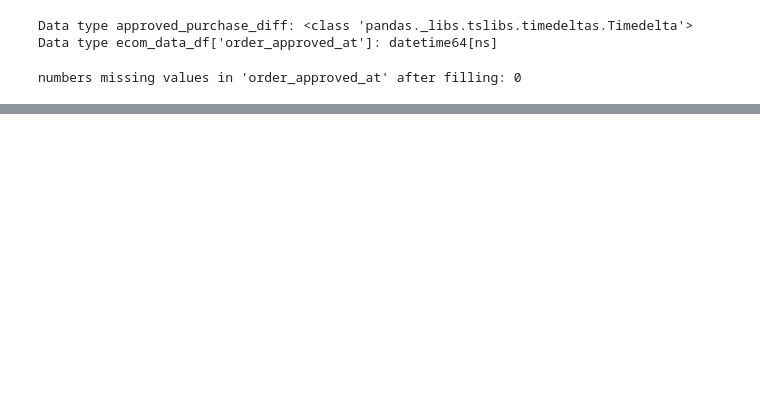
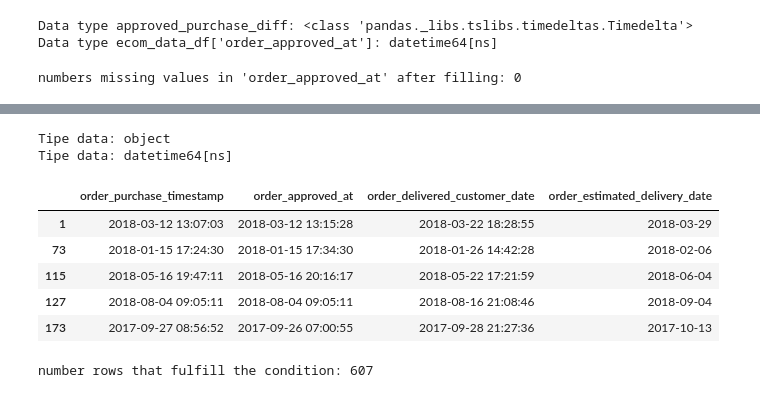
Before and after one commit to RizkiRdm/Olist-E-commerce-Performance-Analysis, a Jupyter notebook: notebooks/data_cleaning.ipynb, the cells around one changed output, grey strips where cells are left out. Saved outputs shown, nothing was run; the diff lists cells and outputs as text; code cells hidden in the pictures; blank space fills up the shorter version.

```diff
--- a/notebooks/data_cleaning.ipynb
+++ b/notebooks/data_cleaning.ipynb
@@ -710,0 +732,33 @@ numbers missing values in 'order_approved_at' after filling: 0
+# %%
+# print(f"Tipe data dari median_approved_purchase_diff: {type(median_approved_purchase_diff)}")
+print(f"Tipe data: {ecom_data_df['order_status'].dtype}")
+print(f"Tipe data: {ecom_data_df['order_delivered_carrier_date'].dtype}")
+# %% [output]
+Tipe data: object
+Tipe data: datetime64[ns]
+# %%
+delivered_missing_carrier = ecom_data_df[
+    (ecom_data_df["order_status"] == "delivered")
+    & (ecom_data_df["order_delivered_carrier_date"].isnull())
+]
+# %%
+display(
+    delivered_missing_carrier[
+        [
+            "order_purchase_timestamp",
+            "order_approved_at",
+            "order_delivered_customer_date",
+            "order_estimated_delivery_date",
+        ]
+    ].head()
+)
+
+print(f"number rows that fulfill the condition: {len(delivered_missing_carrier)}")
+# %% [output]
+|  | order_purchase_timestamp | order_approved_at | order_delivered_customer_date | order_estimated_delivery_date |
+| 1 | 2018-03-12 13:07:03 | 2018-03-12 13:15:28 | 2018-03-22 18:28:55 | 2018-03-29 |
+| 73 | 2018-01-15 17:24:30 | 2018-01-15 17:34:30 | 2018-01-26 14:42:28 | 2018-02-06 |
+| 115 | 2018-05-16 19:47:11 | 2018-05-16 20:16:17 | 2018-05-22 17:21:59 | 2018-06-04 |
+| 127 | 2018-08-04 09:05:11 | 2018-08-04 09:05:11 | 2018-08-16 21:08:46 | 2018-09-04 |
+| 173 | 2017-09-27 08:56:52 | 2017-09-26 07:00:55 | 2017-09-28 21:27:36 | 2017-10-13 |
+number rows that fulfill the condition: 607
```
Also changed, not shown: parts of 19 cells of this notebook.
